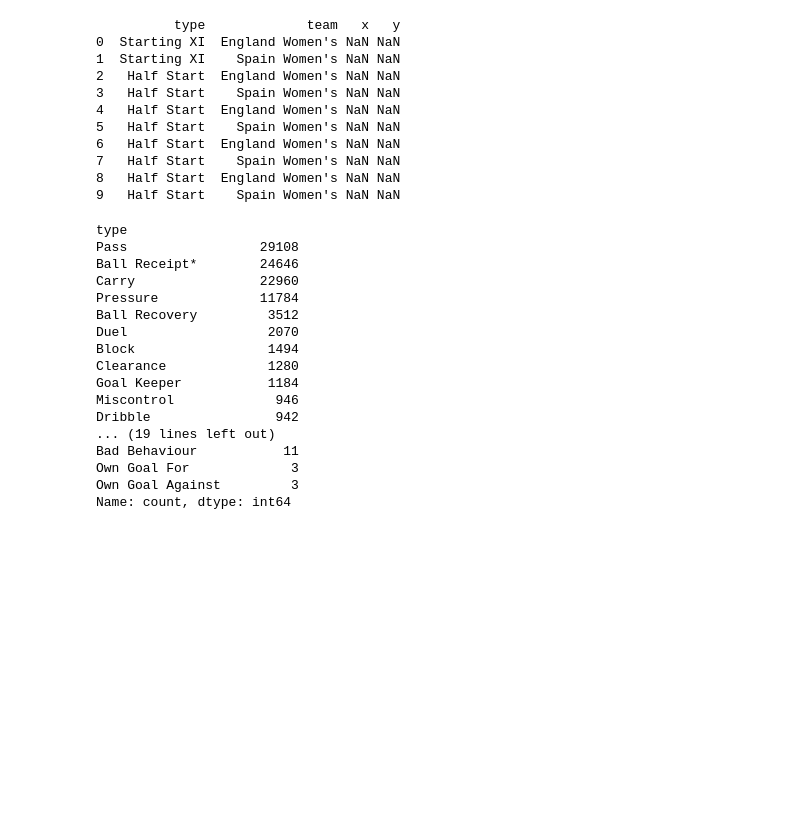
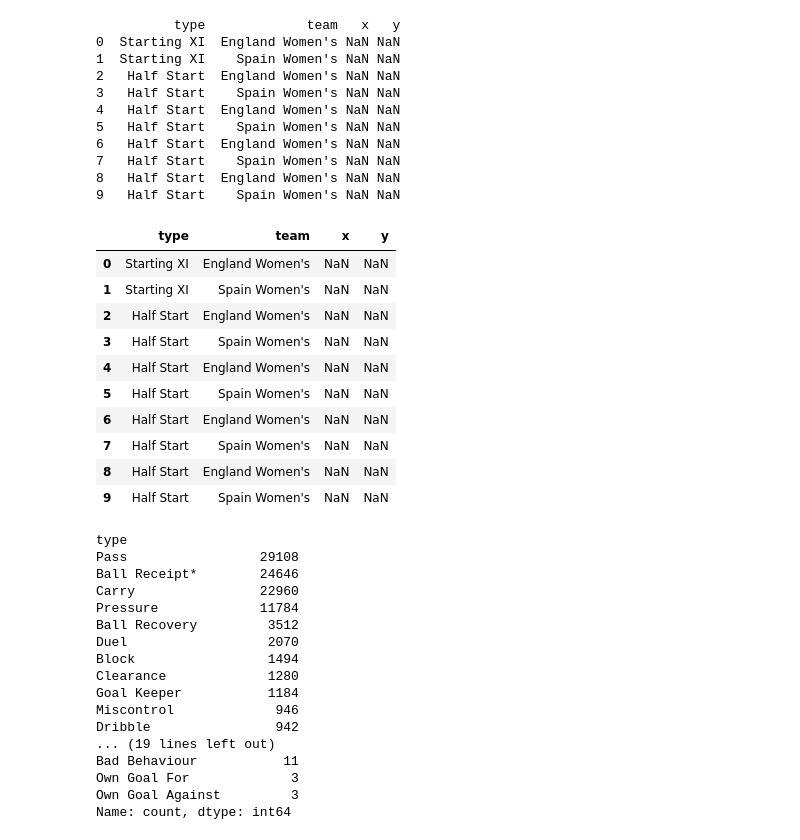
Before and after one commit to meganclapinski25/Euro2025_Data_Analysis, a Jupyter notebook: notebooks/data_load.ipynb, the cells around one changed output. Drawn from its saved outputs; the diff is of its cells as text; code cells hidden in the pictures; blank space fills up the shorter version.

Commit message:
Started refractoring preprocess steps and compactness

```diff
--- a/notebooks/data_load.ipynb
+++ b/notebooks/data_load.ipynb
@@ -162,6 +176,23 @@ print(events_clean[['type', 'team', 'x', 'y']].head(10))
 7   Half Start    Spain Women's NaN NaN
 8   Half Start  England Women's NaN NaN
 9   Half Start    Spain Women's NaN NaN
+# %%
+# Refractored
+
+events_clean = extract_xy_from_location(events_clean, location_col="location")
+events_clean[["type", "team", "x", "y"]].head(10)
+# %% [output]
+|  | type | team | x | y |
+| 0 | Starting XI | England Women's | NaN | NaN |
+| 1 | Starting XI | Spain Women's | NaN | NaN |
+| 2 | Half Start | England Women's | NaN | NaN |
+| 3 | Half Start | Spain Women's | NaN | NaN |
+| 4 | Half Start | England Women's | NaN | NaN |
+| 5 | Half Start | Spain Women's | NaN | NaN |
+| 6 | Half Start | England Women's | NaN | NaN |
+| 7 | Half Start | Spain Women's | NaN | NaN |
+| 8 | Half Start | England Women's | NaN | NaN |
+| 9 | Half Start | Spain Women's | NaN | NaN |
 # %%
 ## Clean 'Type' in events_clean to get only events that have cords (get rid of starting, half time, subs)
 
```
Also changed, not shown: parts of 21 cells of this notebook, 3 other files.
